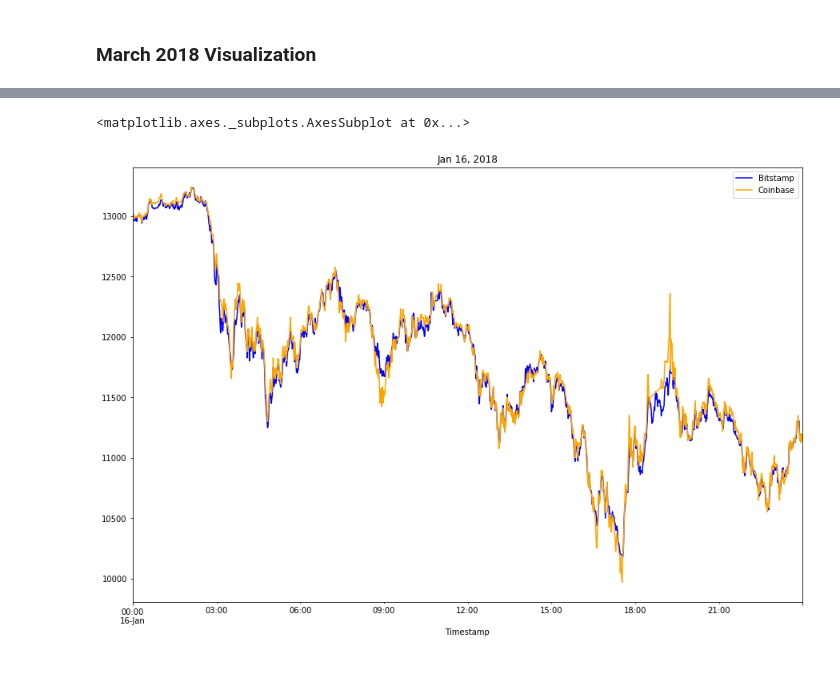
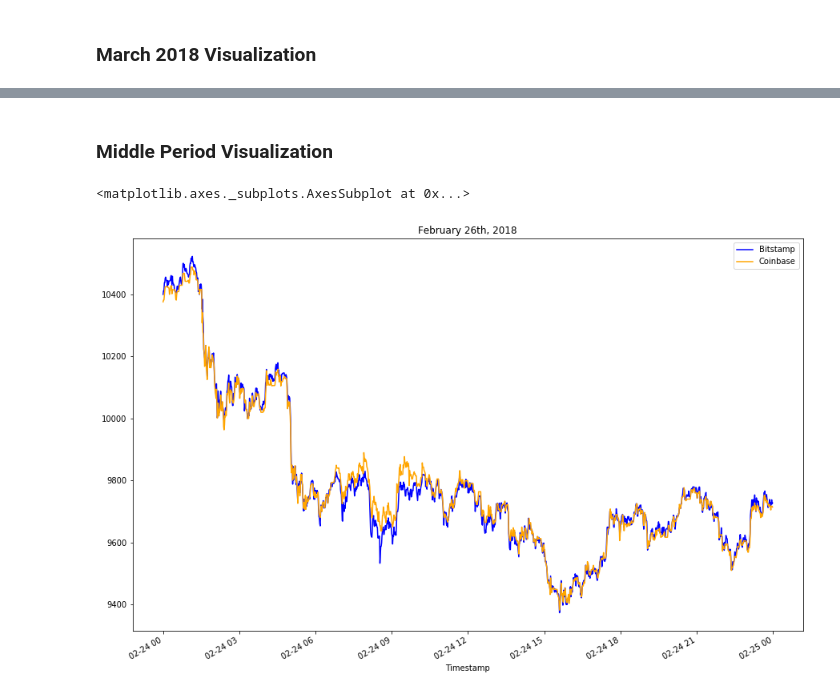
Before and after one commit to PlainOlFred/crypto_arbitrage_ops, a Jupyter notebook: crypto_arbitrage.ipynb, the cells around one changed output, grey strips where cells are left out. Saved outputs shown, nothing was run; the diff lists cells and outputs as text; code cells hidden in the pictures; blank space fills up the shorter version.

Commit message:
profit analysis for early, mid, and late period

```diff
--- a/crypto_arbitrage.ipynb
+++ b/crypto_arbitrage.ipynb
@@ -136,8 +110,8 @@ dtype: int64
 # %%
-# create bitstamp_sliced select 'Close'
-bitstamp_sliced = bitstamp_df.loc[:, ['Close']]
+# create bitstamp_slice select 'Close'
+bitstamp_slice = bitstamp_df.loc[:, ['Close']]
 
-bitstamp_sliced.head(5)
+bitstamp_slice.head(5)
 # %% [output]
 |  | Close |
 | Timestamp |  |
@@ -161,8 +142,8 @@ bitstamp_sliced.describe()
 # %%
-# create coinbase_sliced select 'Close'
-coinbase_sliced = coinbase_df.loc[:, ['Close']]
+# create coinbase_slice select 'Close'
+coinbase_slice = coinbase_df.loc[:, ['Close']]
 
-coinbase_sliced.head(5)
+coinbase_slice.head(5)
 # %% [output]
 |  | Close |
 | Timestamp |  |
@@ -224,7 +282,11 @@ March has a slightly larger spread toward the end on the month
+# %% [markdown]
+### Middle Period Visualization
+# %%
+middle_date = '2018-02-24'
+middle_date_str = 'February 24th, 2018'
 # %%
-bitstamp_sliced['Close'].loc['2018-01-16'].plot(legend=True, figsize=(15, 10), title="Jan 16, 2018", color="blue", label="Bitstamp")
-
-coinbase_sliced['Close'].loc['2018-01-16'].plot(legend=True, figsize=(15, 10), color="orange", label="Coinbase")
+bitstamp_slice['Close'].loc[middle_date].plot(legend=True, figsize=(15, 10), title="February 26th, 2018", color="blue", label="Bitstamp")
+coinbase_slice['Close'].loc[middle_date].plot(legend=True, figsize=(15, 10), color="orange", label="Coinbase")
 # %% [output]
 <matplotlib.axes._subplots.AxesSubplot at 0x...>
-[figure, old version]
+[figure, new version]
```
Also changed, not shown: parts of 47 cells of this notebook.
